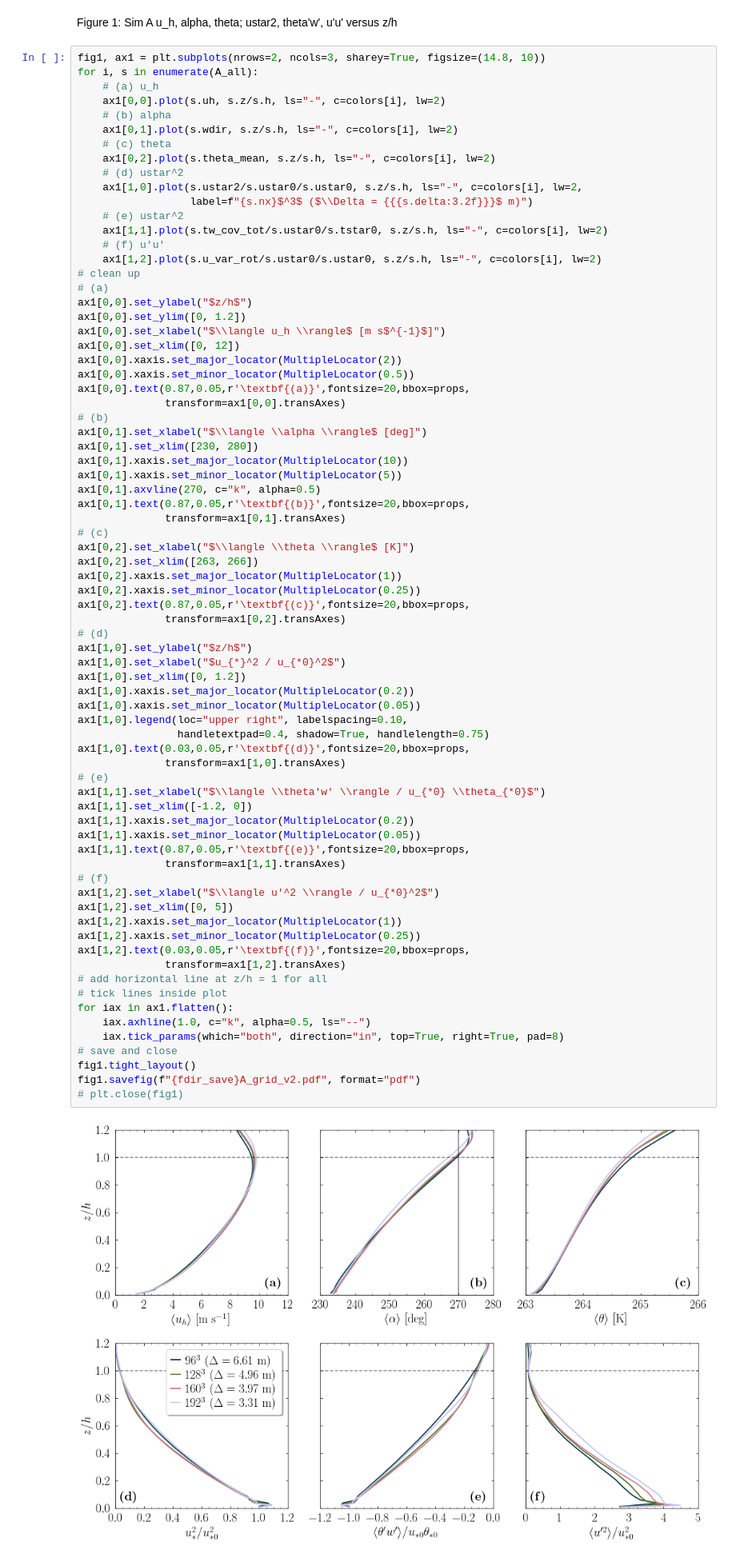
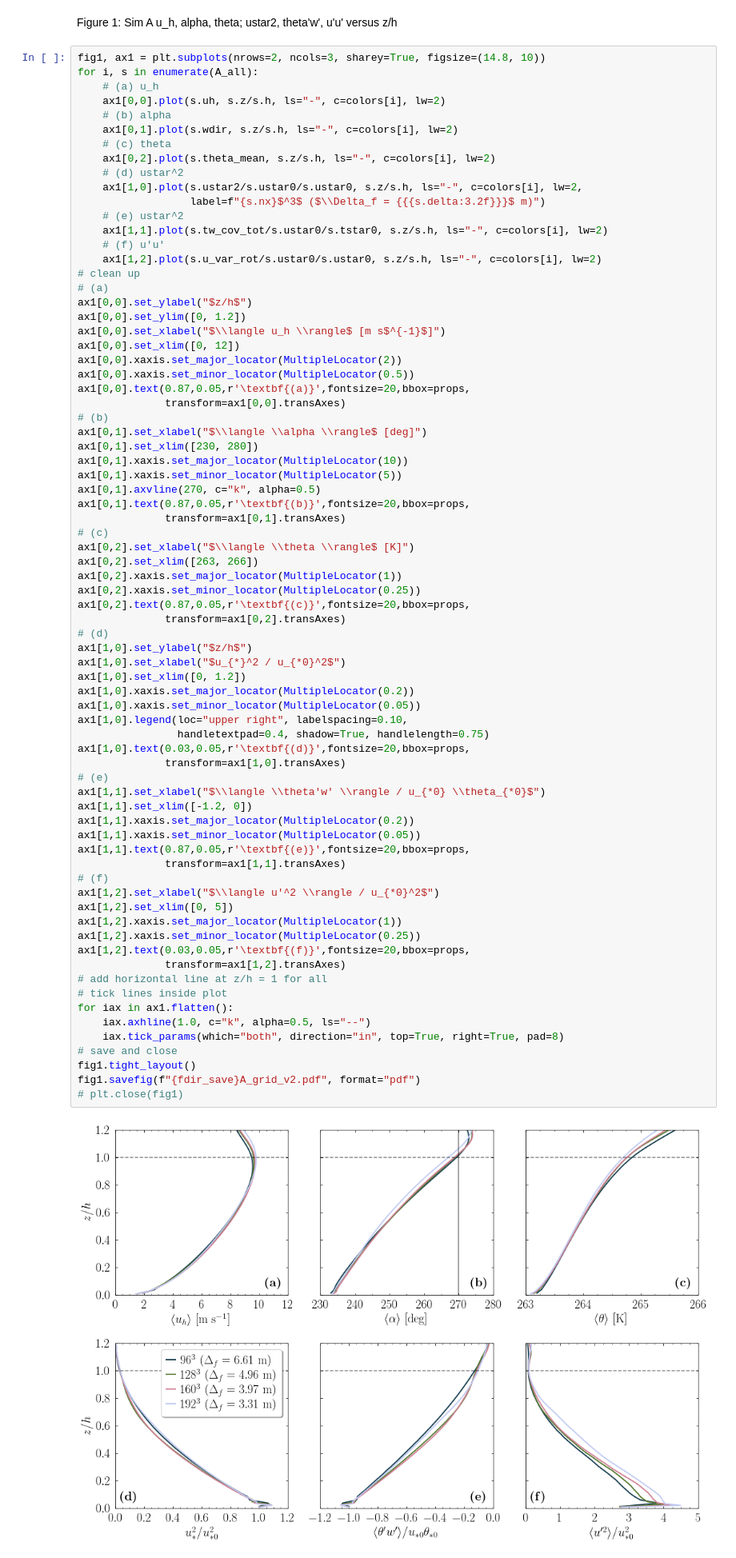
Before and after one commit to bgreene777/SBL_LES, a Jupyter notebook: ipynb/grid_convergence.ipynb, the cells around one changed output. Shown at 80% size. Saved outputs shown, nothing was run; the diff lists cells and outputs as text.

Commit message:
legend notation fix

```diff
--- a/ipynb/grid_convergence.ipynb
+++ b/ipynb/grid_convergence.ipynb
@@ -122,7 +122,7 @@ for i, s in enumerate(A_all):
     ax1[0,2].plot(s.theta_mean, s.z/s.h, ls="-", c=colors[i], lw=2)
     # (d) ustar^2
     ax1[1,0].plot(s.ustar2/s.ustar0/s.ustar0, s.z/s.h, ls="-", c=colors[i], lw=2,
-                  label=f"{s.nx}$^3$ ($\\Delta = {{{s.delta:3.2f}}}$ m)")
+                  label=f"{s.nx}$^3$ ($\\Delta_f = {{{s.delta:3.2f}}}$ m)")
     # (e) ustar^2
     ax1[1,1].plot(s.tw_cov_tot/s.ustar0/s.tstar0, s.z/s.h, ls="-", c=colors[i], lw=2)
     # (f) u'u'
@@ -159,34 +159,34 @@ ax1[1,0].set_xlim([0, 1.2])
 ax1[1,0].xaxis.set_major_locator(MultipleLocator(0.2))
 ax1[1,0].xaxis.set_minor_locator(MultipleLocator(0.05))
 ax1[1,0].legend(loc="upper right", labelspacing=0.10,
                 handletextpad=0.4, shadow=True, handlelength=0.75)
 ax1[1,0].text(0.03,0.05,r'\textbf{(d)}',fontsize=20,bbox=props,
               transform=ax1[1,0].transAxes)
 # (e)
 ax1[1,1].set_xlabel("$\\langle \\theta'w' \\rangle / u_{*0} \\theta_{*0}$")
 ax1[1,1].set_xlim([-1.2, 0])
 ax1[1,1].xaxis.set_major_locator(MultipleLocator(0.2))
 ax1[1,1].xaxis.set_minor_locator(MultipleLocator(0.05))
 ax1[1,1].text(0.87,0.05,r'\textbf{(e)}',fontsize=20,bbox=props,
               transform=ax1[1,1].transAxes)
 # (f)
 ax1[1,2].set_xlabel("$\\langle u'^2 \\rangle / u_{*0}^2$")
 ax1[1,2].set_xlim([0, 5])
 ax1[1,2].xaxis.set_major_locator(MultipleLocator(1))
 ax1[1,2].xaxis.set_minor_locator(MultipleLocator(0.25))
 ax1[1,2].text(0.03,0.05,r'\textbf{(f)}',fontsize=20,bbox=props,
               transform=ax1[1,2].transAxes)
 # add horizontal line at z/h = 1 for all
 # tick lines inside plot
 for iax in ax1.flatten():
     iax.axhline(1.0, c="k", alpha=0.5, ls="--")
     iax.tick_params(which="both", direction="in", top=True, right=True, pad=8)
 # save and close
 fig1.tight_layout()
 fig1.savefig(f"{fdir_save}A_grid_v2.pdf", format="pdf")
 # plt.close(fig1)
 # %% [output]
-[figure, old version]
+[figure, new version]
 # %% [markdown]
 Figure 2: Sim F u_h, alpha, theta; ustar2, theta'w', u'u' versus z/h
 # %%
```
Also changed, not shown: parts of 1 cell of this notebook.
